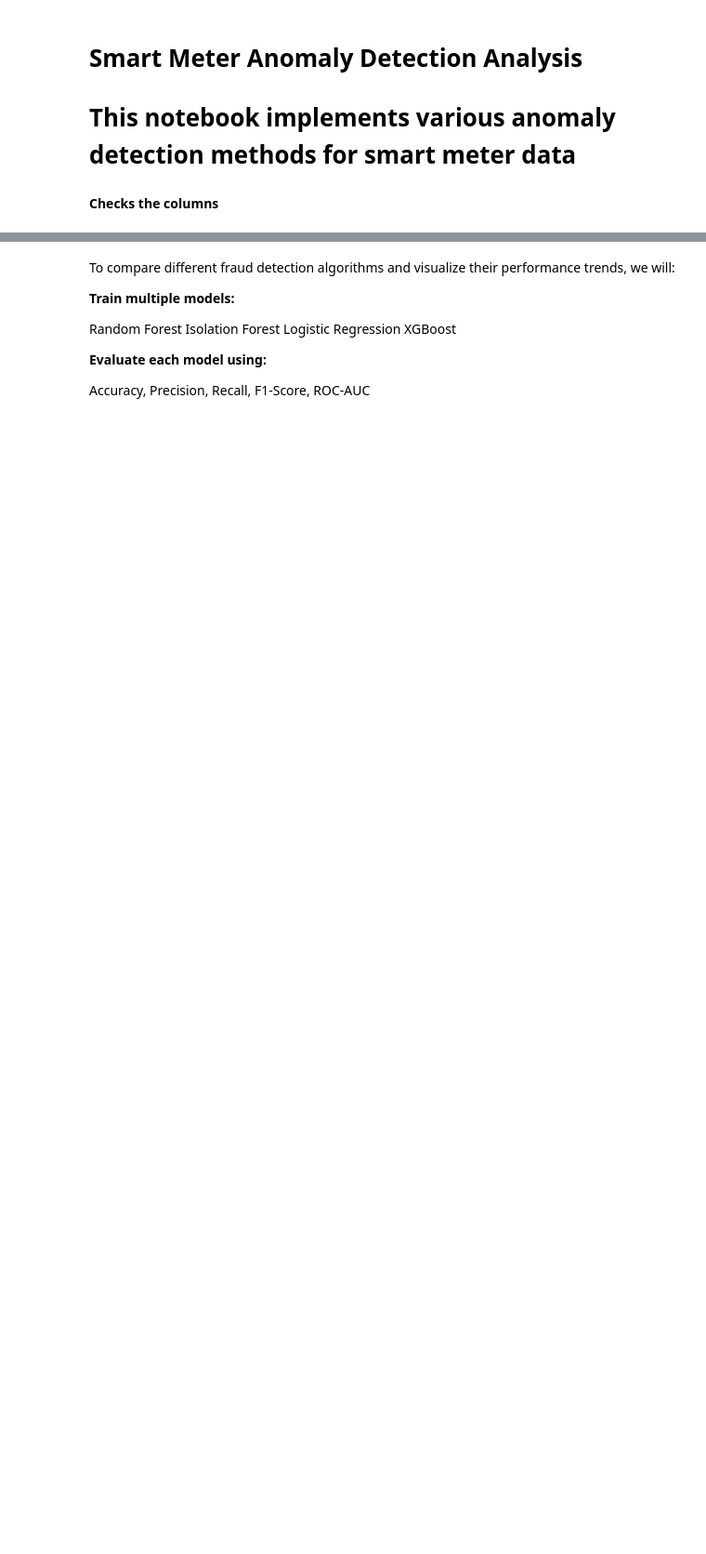
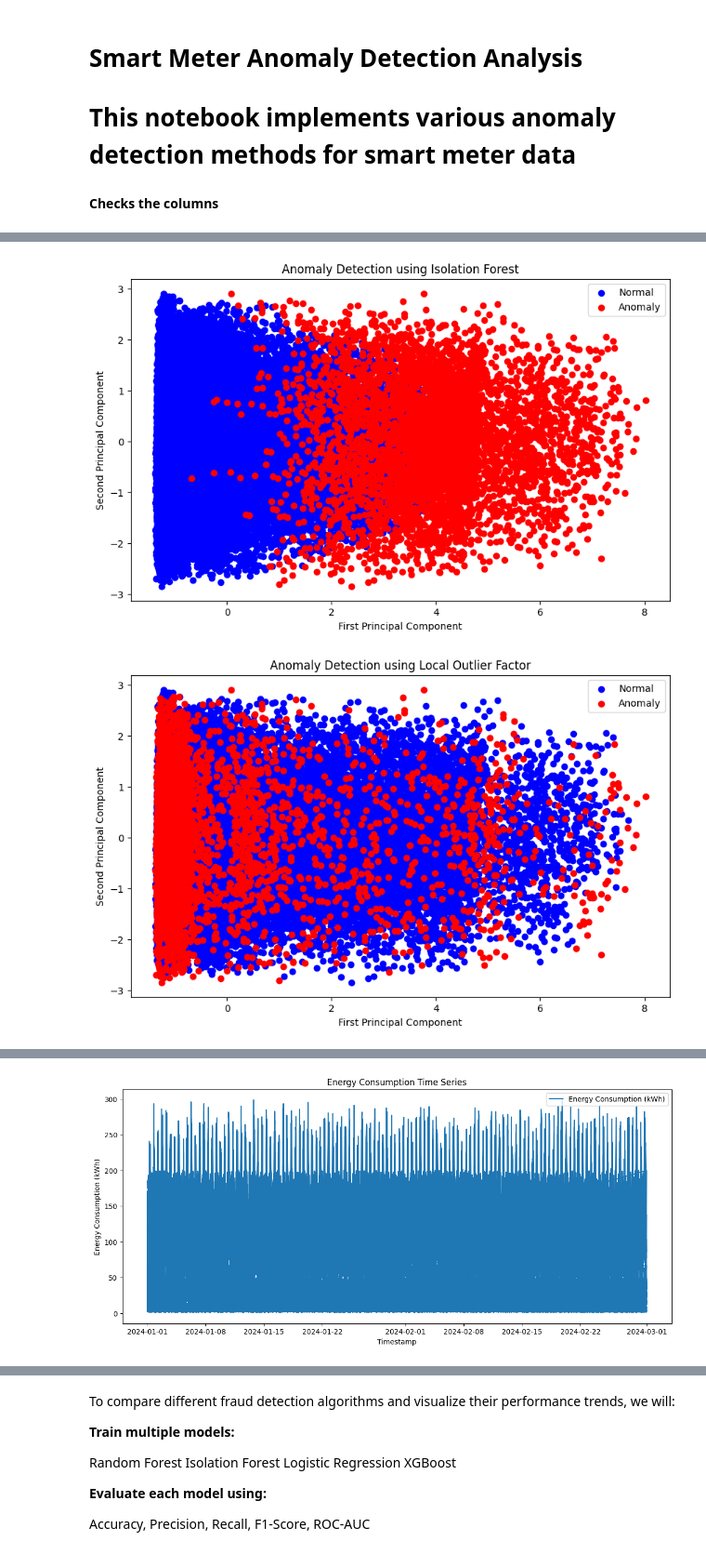
Before and after one commit to Simacoder/eletricity_theft_detection, a Jupyter notebook: modeling.ipynb, the cells around one changed output, grey strips where cells are left out. Shown at 93% size. Drawn from its saved outputs; the diff is of its cells as text; code cells hidden in the pictures; blank space fills up the shorter version.

```diff
--- a/modeling.ipynb
+++ b/modeling.ipynb
@@ -562,0 +91,9 @@ weighted avg       1.00      1.00      1.00     50000
+# %%
+# Feature Preparation
+def prepare_features(check_columns_df):
+    features = ['Energy Consumption (kWh)', 'Voltage (kV)', 'Frequency (Hz)', 'Power Factor',
+                'Consumption_per_voltage', 'Power_efficiency']
+    X = check_columns_df[features]
+    scaler = StandardScaler()
+    X_scaled = scaler.fit_transform(X)
+    return X_scaled, features
@@ -562,0 +131,16 @@ weighted avg       1.00      1.00      1.00     50000
+# %%
+# Anomaly Detection
+def detect_anomalies(X_scaled):
+    methods = {
+        'Isolation Forest': IsolationForest(contamination=0.1, random_state=42),
+        'Local Outlier Factor': LocalOutlierFactor(contamination=0.1, n_neighbors=8),
+        'Robust Covariance': EllipticEnvelope(contamination=0.1, random_state=42),
+        'One-Class SVM': OneClassSVM(kernel='rbf', nu=0.1)
+    }
+
+    results = {}
+    for name, model in methods.items():
+        predictions = model.fit_predict(X_scaled)
+        results[name] = predictions
+
+    return results
@@ -562,0 +163,9 @@ weighted avg       1.00      1.00      1.00     50000
+# %%
+def plot_time_series(check_columns_df):
+    plt.figure(figsize=(14, 6))
+    plt.plot(check_columns_df['Timestamp'], check_columns_df['Energy Consumption (kWh)'], label='Energy Consumption (kWh)')
+    plt.title('Energy Consumption Time Series')
+    plt.xlabel('Timestamp')
+    plt.ylabel('Energy Consumption (kWh)')
+    plt.legend()
+    plt.show()
@@ -562,0 +272,13 @@ weighted avg       1.00      1.00      1.00     50000
+# %%
+# Run the Analysis
+file_path = "data/smart_meter_grid_south_africa.csv"
+check_columns_df = load_and_preprocess(file_path)
+X_scaled, features = prepare_features(check_columns_df)
+anomaly_labels = detect_anomalies(X_scaled)
+# %%
+# Visualize Results
+visualize_results(check_columns_df, X_scaled, anomaly_labels)
+plot_time_series(check_columns_df)
+# %% [output]
+[figure, added]
+[figure, added]
@@ -562,0 +287 @@ weighted avg       1.00      1.00      1.00     50000
+[figure, added]
```
Also changed, not shown: parts of 65 cells of this notebook, 17 other files.
